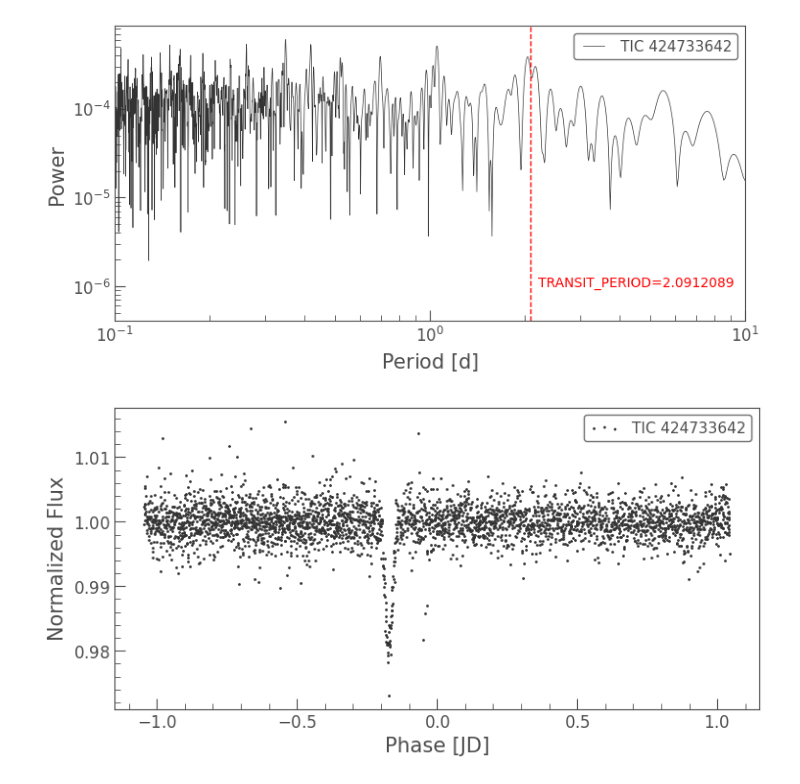
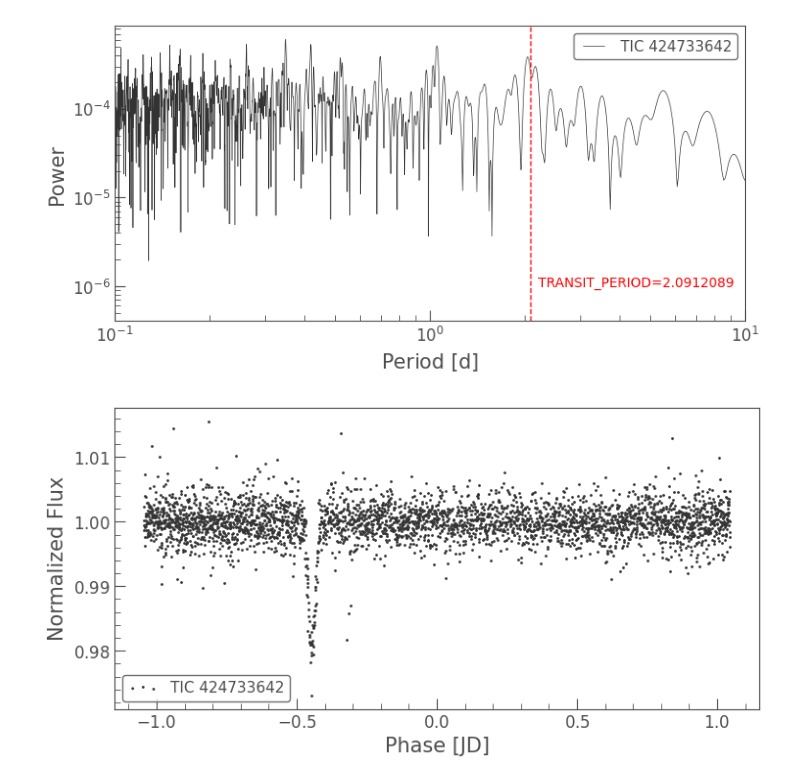
Before and after one commit to sophia268238/astronomy_ml, a Jupyter notebook: notebooks/TOI_1858.ipynb, the cells around one changed output. Cells and saved outputs as stored; diff of their text form; code cells hidden in the pictures.

```diff
--- a/notebooks/TOI_1858.ipynb
+++ b/notebooks/TOI_1858.ipynb
@@ -85,6 +85,7 @@ Text(2.2, 1e-06, 'TRANSIT_PERIOD=2.0912089')
 [figure]
 # %%
 # Plot the folded curve.
-lc_combined_clean.normalize().fold(period=TRANSIT_PERIOD, epoch_phase=1939.5).scatter();
+folded_lc = lc_combined_clean.normalize().fold(period=TRANSIT_PERIOD, epoch_phase=1945.5)
+folded_lc.scatter();
 # %% [output]
-[figure, old version]
+[figure, new version]
```
Also changed, not shown: parts of 1 cell of this notebook.
